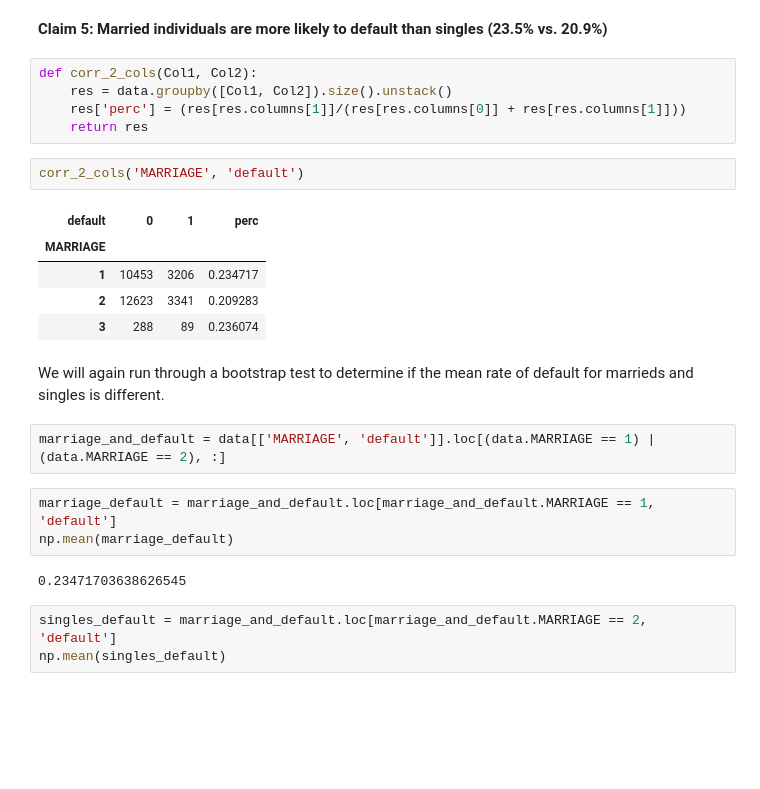
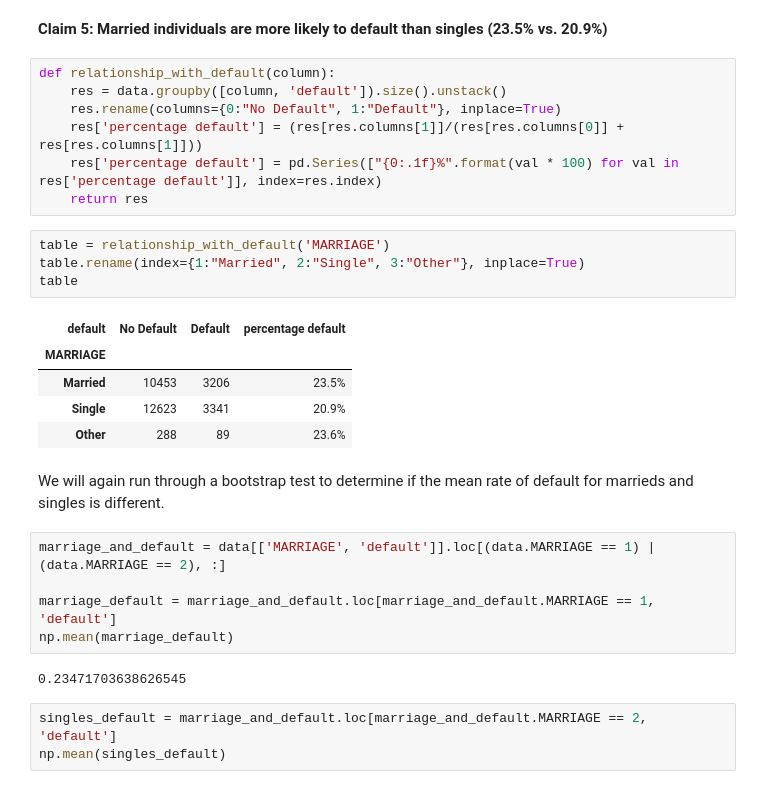
Before and after one commit to gblinick/Predicting-Credit-Card-Default-in-sci-kit-learn, a Jupyter notebook: Inferential Statistics/Inferential Statistics.ipynb, the cells around one changed output. Cells and saved outputs as stored; diff of their text form; blank space fills up the shorter version.

```diff
--- a/Inferential Statistics/Inferential Statistics.ipynb
+++ b/Inferential Statistics/Inferential Statistics.ipynb
@@ -493,27 +501,31 @@ So we again see that the means of the ages are different for these 2 groups with
 # %% [markdown]
 **Claim 5: Married individuals are more likely to default than singles (23.5% vs. 20.9%)**
 # %%
-def corr_2_cols(Col1, Col2):
-    res = data.groupby([Col1, Col2]).size().unstack()
-    res['perc'] = (res[res.columns[1]]/(res[res.columns[0]] + res[res.columns[1]]))
+def relationship_with_default(column):
+    res = data.groupby([column, 'default']).size().unstack()
+    res.rename(columns={0:"No Default", 1:"Default"}, inplace=True)
+    res['percentage default'] = (res[res.columns[1]]/(res[res.columns[0]] + res[res.columns[1]]))
+    res['percentage default'] = pd.Series(["{0:.1f}%".format(val * 100) for val in res['percentage default']], index=res.index)
     return res
-# %%
-corr_2_cols('MARRIAGE', 'default')
-# %% [output]
-| default | 0 | 1 | perc |
-| MARRIAGE |  |  |  |
-| 1 | 10453 | 3206 | 0.234717 |
-| 2 | 12623 | 3341 | 0.209283 |
-| 3 | 288 | 89 | 0.236074 |
+# %%
+table = relationship_with_default('MARRIAGE')
+table.rename(index={1:"Married", 2:"Single", 3:"Other"}, inplace=True)
+table
+# %% [output]
+| default | No Default | Default | percentage default |
+| MARRIAGE |  |  |  |
+| Married | 10453 | 3206 | 23.5% |
+| Single | 12623 | 3341 | 20.9% |
+| Other | 288 | 89 | 23.6% |
 # %% [markdown]
 We will again run through a bootstrap test to determine if the mean rate of default for marrieds and singles is different.
 # %%
 marriage_and_default = data[['MARRIAGE', 'default']].loc[(data.MARRIAGE == 1) | (data.MARRIAGE == 2), :]
+
+marriage_default = marriage_and_default.loc[marriage_and_default.MARRIAGE == 1, 'default']
+np.mean(marriage_default)
+# %% [output]
+0.23471703638626545
-# %%
-marriage_default = marriage_and_default.loc[marriage_and_default.MARRIAGE == 1, 'default']
-np.mean(marriage_default)
-# %% [output]
-0.23471703638626545
 # %%
 singles_default = marriage_and_default.loc[marriage_and_default.MARRIAGE == 2, 'default']
 np.mean(singles_default)
```
Also changed, not shown: parts of 11 cells of this notebook.
